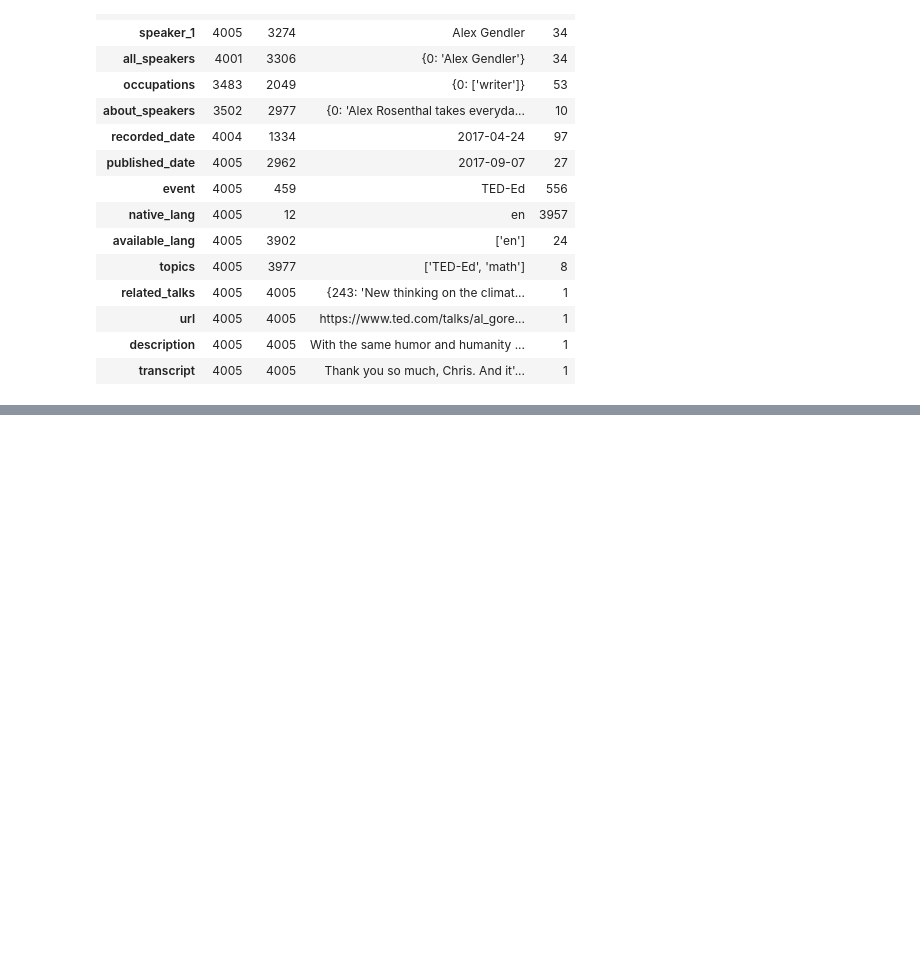
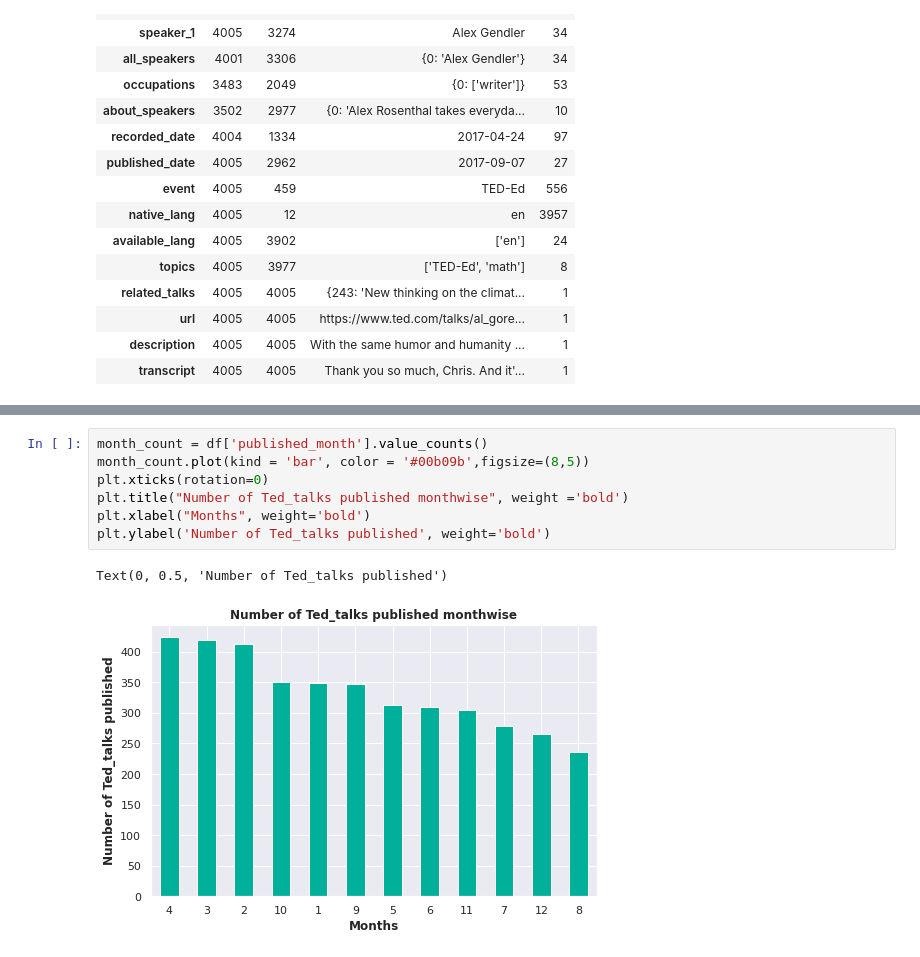
Before and after one commit to sskamalapurkar/Suprvised_ML_Regression_capstone_project, a Jupyter notebook: Ted_Talk_Views_Prediction_Sayali_Kamalapurkar.ipynb, the cells around one changed output, grey strips where cells are left out. Drawn from its saved outputs; the diff is of its cells as text; blank space fills up the shorter version.

```diff
--- a/Ted_Talk_Views_Prediction_Sayali_Kamalapurkar.ipynb
+++ b/Ted_Talk_Views_Prediction_Sayali_Kamalapurkar.ipynb
@@ -134,0 +269,10 @@ df.describe(include = 'object').T
+# %%
+month_count = df['published_month'].value_counts()
+month_count.plot(kind = 'bar', color = '#00b09b',figsize=(8,5))
+plt.xticks(rotation=0)
+plt.title("Number of Ted_talks published monthwise", weight ='bold')
+plt.xlabel("Months", weight='bold')
+plt.ylabel('Number of Ted_talks published', weight='bold')
+# %% [output]
+Text(0, 0.5, 'Number of Ted_talks published')
+[figure, added]
```
Also changed, not shown: parts of 36 cells of this notebook.
